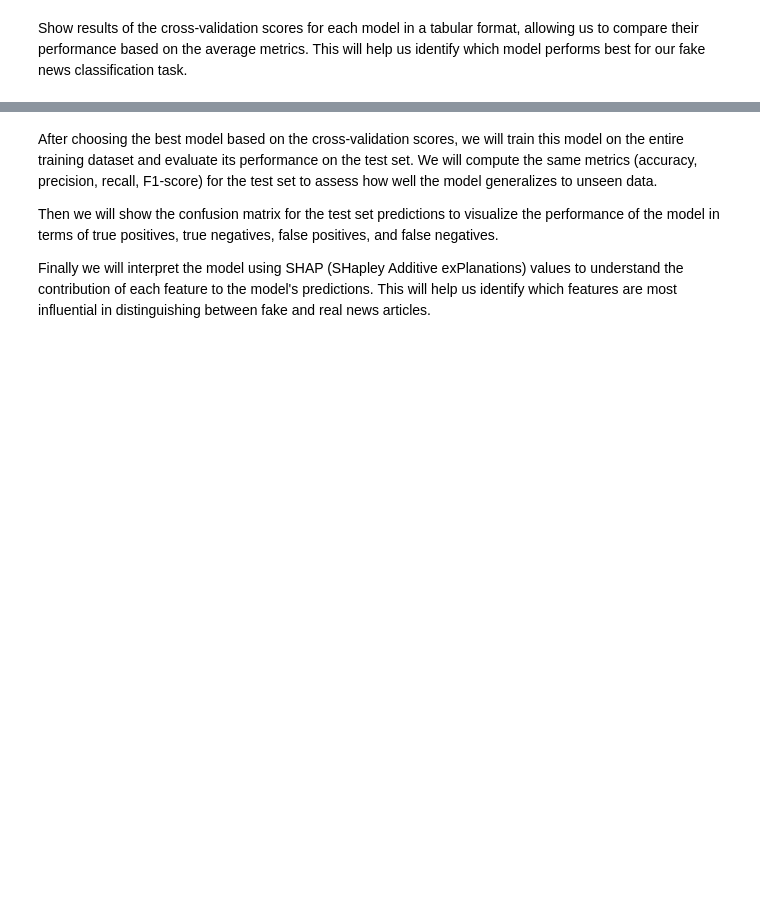
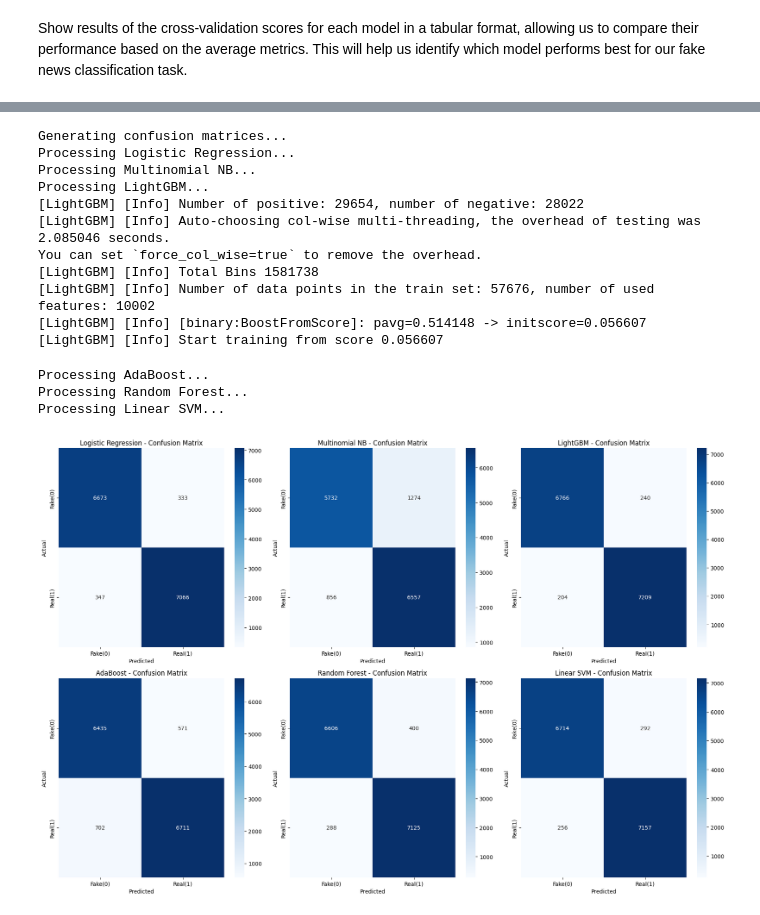
Before and after one commit to jackomazi/data-mining-and-machine-learning-project, a Jupyter notebook: fake_news_analysis_final.ipynb, the cells around one changed output, grey strips where cells are left out. Saved outputs shown, nothing was run; the diff lists cells and outputs as text; code cells hidden in the pictures; blank space fills up the shorter version.

```diff
--- a/fake_news_analysis_final.ipynb
+++ b/fake_news_analysis_final.ipynb
@@ -127,21 +131,24 @@ def clean_text(text):
     text = re.sub(r'<.*?>', '', text)
     text = re.sub(r'http\S+|www\S+|https\S+', '', text, flags=re.MULTILINE)
 
-    text = re.sub(r'[^a-zA-Z0-9\s]', '', text)
-
     # 2. Case Folding
     text = text.lower()
 
     # 3. Tokenization
     tokens = word_tokenize(text)
 
-    # 4. Stopword Elimination
-    filtered_tokens = [w for w in tokens if w not in stop_words]
+    # 4. Lemmatization
+    lemmas = [lemmatizer.lemmatize(token) for token in tokens]
 
-    # 5. Lemmatization
-    lemmas = [lemmatizer.lemmatize(token) for token in filtered_tokens]
+    # 5. Stopword elimination + punctuation removal
+    cleaned_tokens = []
+    for w in lemmas:
+        clean_w = re.sub(r'[^\w\s]', '', w)  # Remove punctuation
+        if clean_w and clean_w not in stop_words:
+            cleaned_tokens.append(clean_w)
 
-    return " ".join(lemmas)
+
+    return " ".join(cleaned_tokens)
 # %% [output]
 [nltk_data] Downloading package stopwords to
 [nltk_data]     C:\Users\Advancia\AppData\Roaming\nltk_data...
@@ -321,6 +310,50 @@ display(results_df)
-# %% [markdown]
-After choosing the best model based on the cross-validation scores, we will train this model on the entire training dataset and evaluate its performance on the test set. We will compute the same metrics (accuracy, precision, recall, F1-score) for the test set to assess how well the model generalizes to unseen data.
-
-Then we will show the confusion matrix for the test set predictions to visualize the performance of the model in terms of true positives, true negatives, false positives, and false negatives.
-
-Finally we will interpret the model using SHAP (SHapley Additive exPlanations) values to understand the contribution of each feature to the model's predictions. This will help us identify which features are most influential in distinguishing between fake and real news articles.
+# %%
+# Fit all models on the entire training set to create the confusion matrix
+models = {
+    'Logistic Regression': lr_model,
+    'Multinomial NB': nb_model,
+    'LightGBM': lgb_model,
+    'AdaBoost': ada_model,
+    'Random Forest': rf_model,
+    'Linear SVM': svm_model
+}
+
+# Prepare a figure for confusion matrices
+fig, axes = plt.subplots(2, 3, figsize=(18, 12))
+axes = axes.flatten()
+
+print("Generating confusion matrices...")
+for i, (model_name, model) in enumerate(models.items()):
+    print(f"Processing {model_name}...")
+    model.fit(X_train_final, y_train)
+
+    y_pred = model.predict(X_test_final)
+
+    cm = confusion_matrix(y_test, y_pred)
+
+    sns.heatmap(cm, annot=True, fmt='d', cmap='Blues', ax=axes[i])
+    axes[i].set_title(f"{model_name} - Confusion Matrix")
+    axes[i].set_xlabel('Predicted')
+    axes[i].set_ylabel('Actual')
+
+    axes[i].set_xticklabels(["Fake(0)", "Real(1)"])
+    axes[i].set_yticklabels(["Fake(0)", "Real(1)"])
+
+plt.tight_layout()
+plt.show()
+# %% [output]
+Generating confusion matrices...
+Processing Logistic Regression...
+Processing Multinomial NB...
+Processing LightGBM...
+[LightGBM] [Info] Number of positive: 29654, number of negative: 28022
+[LightGBM] [Info] Auto-choosing col-wise multi-threading, the overhead of testing was 2.085046 seconds.
+You can set `force_col_wise=true` to remove the overhead.
+[LightGBM] [Info] Total Bins 1581738
+[LightGBM] [Info] Number of data points in the train set: 57676, number of used features: 10002
+[LightGBM] [Info] [binary:BoostFromScore]: pavg=0.514148 -> initscore=0.056607
+[LightGBM] [Info] Start training from score 0.056607
+Processing AdaBoost...
+Processing Random Forest...
+Processing Linear SVM...
+[figure, added]
```
Also changed, not shown: parts of 25 cells of this notebook, 17 other files.
